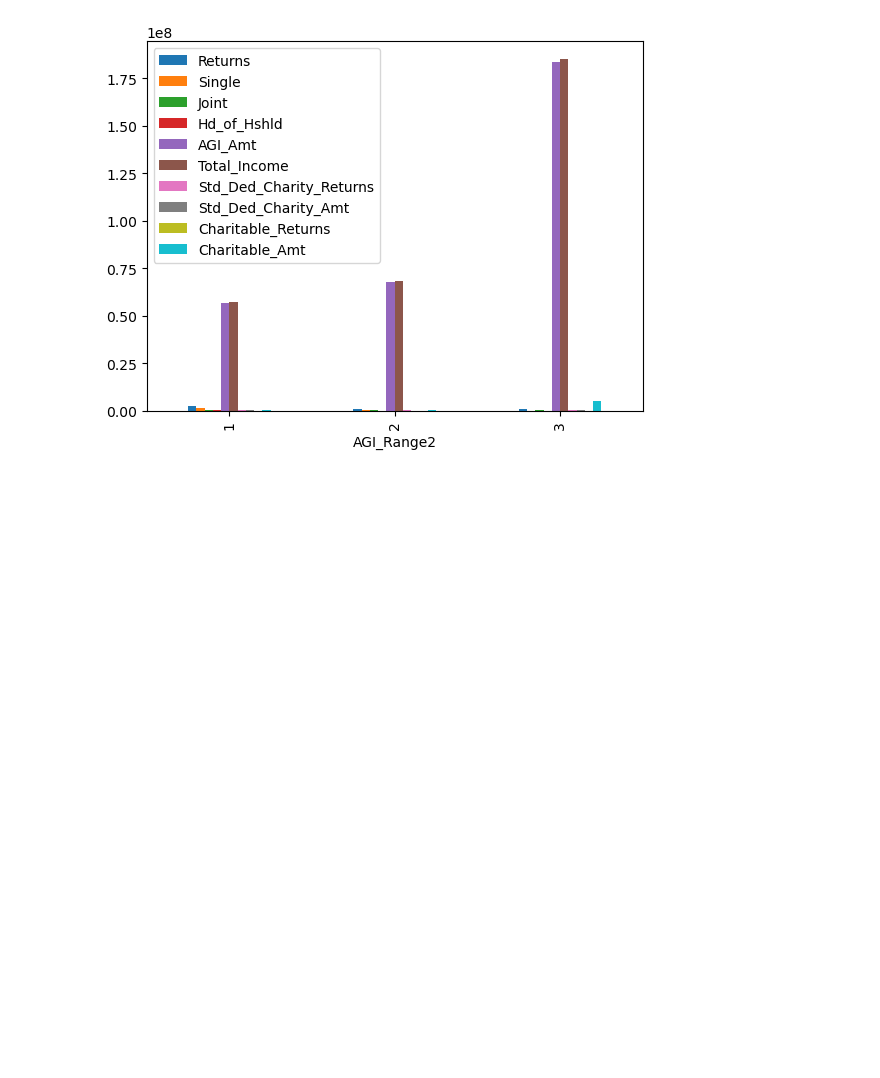
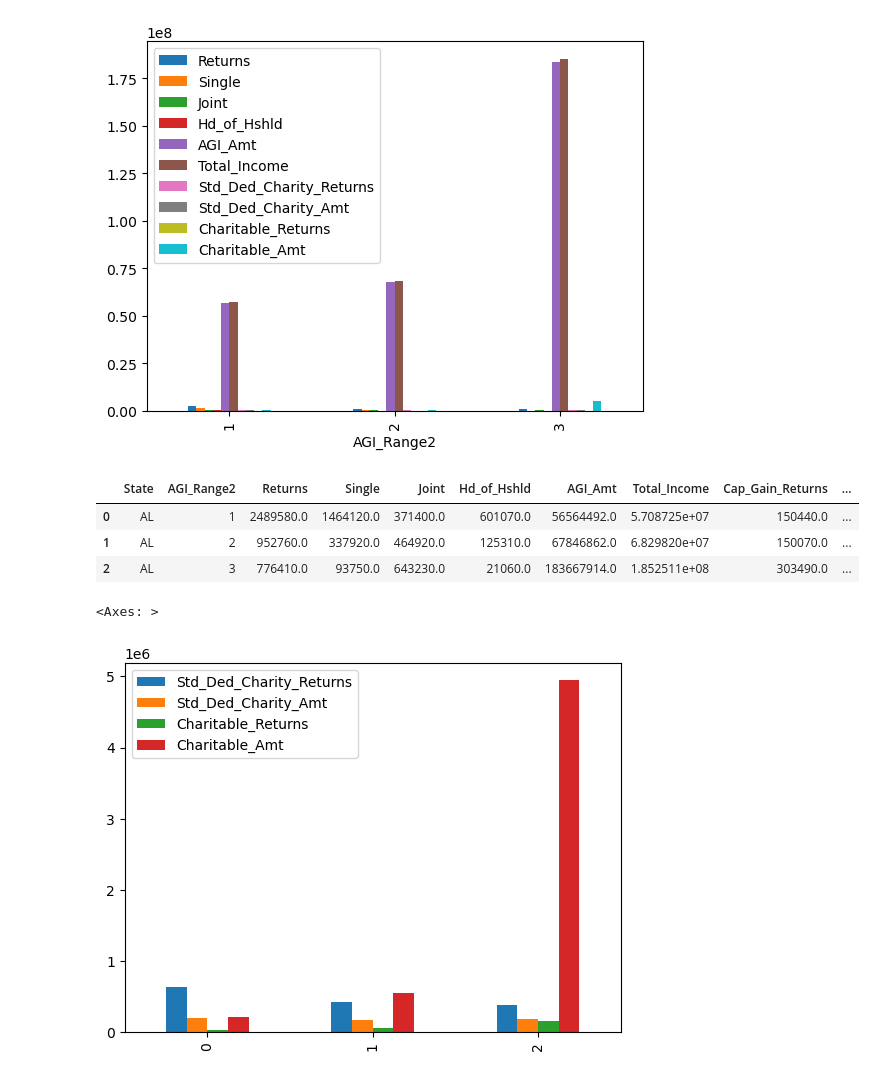
Before and after one commit to HasmigG/TaxAnalysis, a Jupyter notebook: etl_Hasmig.ipynb, the cells around one changed output. Drawn from its saved outputs; the diff is of its cells as text; code cells hidden in the pictures; blank space fills up the shorter version.

```diff
--- a/etl_Hasmig.ipynb
+++ b/etl_Hasmig.ipynb
@@ -132,3 +123,16 @@ df1[['AGI_Range2', 'Returns', 'Single', 'Joint', 'Hd_of_Hshld',
 # %% [output]
 <Axes: xlabel='AGI_Range2'>
 [figure]
+# %%
+df1.head()
+# %% [output]
+|  | State | AGI_Range2 | Returns | Single | Joint | Hd_of_Hshld | AGI_Amt | Total_Income | Cap_Gain_Returns | ... |
+| 0 | AL | 1 | 2489580.0 | 1464120.0 | 371400.0 | 601070.0 | 56564492.0 | 5.708725e+07 | 150440.0 | ... |
+| 1 | AL | 2 | 952760.0 | 337920.0 | 464920.0 | 125310.0 | 67846862.0 | 6.829820e+07 | 150070.0 | ... |
+| 2 | AL | 3 | 776410.0 | 93750.0 | 643230.0 | 21060.0 | 183667914.0 | 1.852511e+08 | 303490.0 | ... |
+# %%
+df1[['Std_Ded_Charity_Returns', 'Std_Ded_Charity_Amt',
+      'Charitable_Returns', 'Charitable_Amt']].plot.bar()
+# %% [output]
+<Axes: >
+[figure, added]
```
Also changed, not shown: parts of 8 cells of this notebook, 1 other file.
